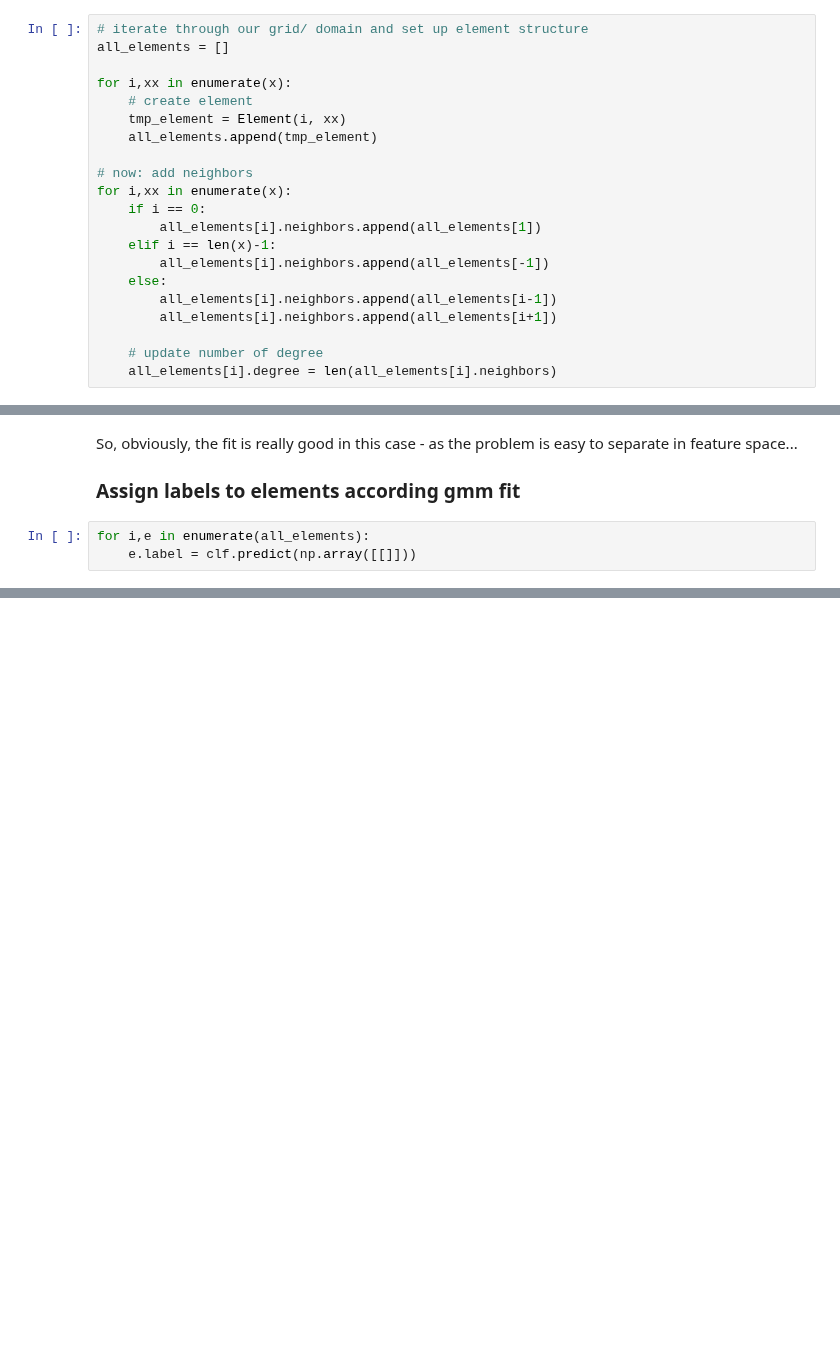
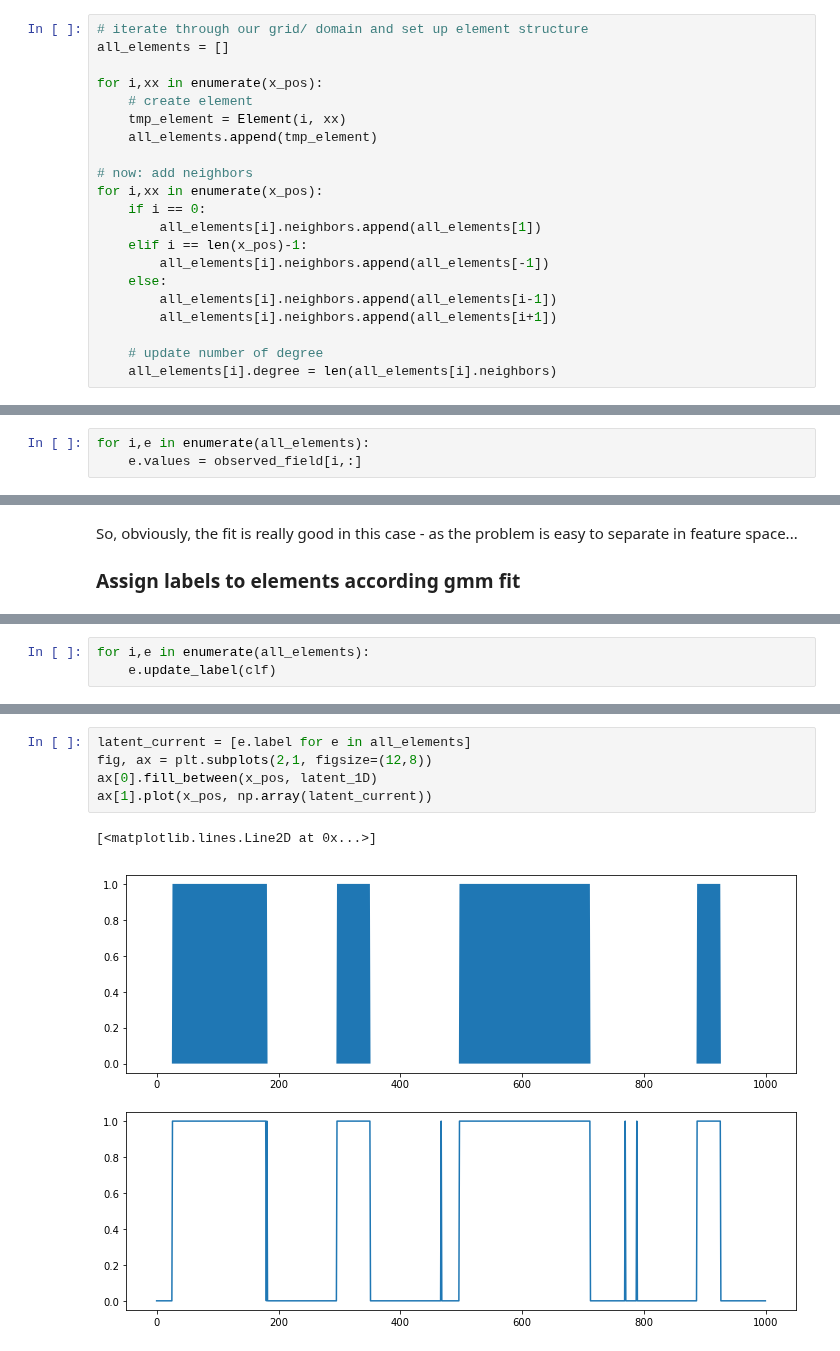
Before and after one commit to cgre-aachen/bayseg, a Jupyter notebook: notebooks/simple_1D.ipynb, the cells around one changed output, grey strips where cells are left out. Cells and saved outputs as stored; diff of their text form; blank space fills up the shorter version.

```diff
--- a/notebooks/simple_1D.ipynb
+++ b/notebooks/simple_1D.ipynb
@@ -141,16 +182,16 @@ import scipy.spatial.distance as d
 # iterate through our grid/ domain and set up element structure
 all_elements = []
 
-for i,xx in enumerate(x):
+for i,xx in enumerate(x_pos):
     # create element
     tmp_element = Element(i, xx)
     all_elements.append(tmp_element)
 
 # now: add neighbors
-for i,xx in enumerate(x):
+for i,xx in enumerate(x_pos):
     if i == 0:
         all_elements[i].neighbors.append(all_elements[1])
-    elif i == len(x)-1:
+    elif i == len(x_pos)-1:
         all_elements[i].neighbors.append(all_elements[-1])
     else:
         all_elements[i].neighbors.append(all_elements[i-1])
@@ -174,0 +218,3 @@ for i,e in enumerate(all_elements):
+# %%
+for i,e in enumerate(all_elements):
+    e.values = observed_field[i,:]
@@ -244,6 +311,3 @@ c1.cov, c2.cov
 So, obviously, the fit is really good in this case - as the problem is easy to separate in feature space...
 
 ### Assign labels to elements according gmm fit
-# %%
-for i,e in enumerate(all_elements):
-    e.label = clf.predict(np.array([[]]))
@@ -255,0 +314,3 @@ array([0])
+# %%
+for i,e in enumerate(all_elements):
+    e.update_label(clf)
@@ -255,0 +321,8 @@ array([0])
+# %%
+latent_current = [e.label for e in all_elements]
+fig, ax = plt.subplots(2,1, figsize=(12,8))
+ax[0].fill_between(x_pos, latent_1D)
+ax[1].plot(x_pos, np.array(latent_current))
+# %% [output]
+[<matplotlib.lines.Line2D at 0x...>]
+[figure, added]
```
Also changed, not shown: parts of 115 cells of this notebook.
